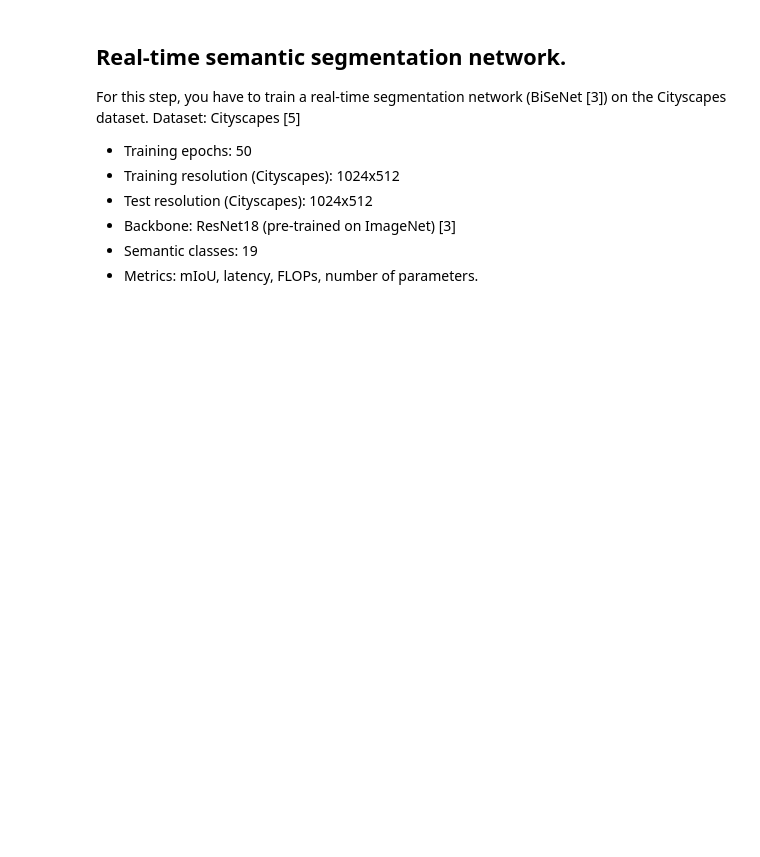
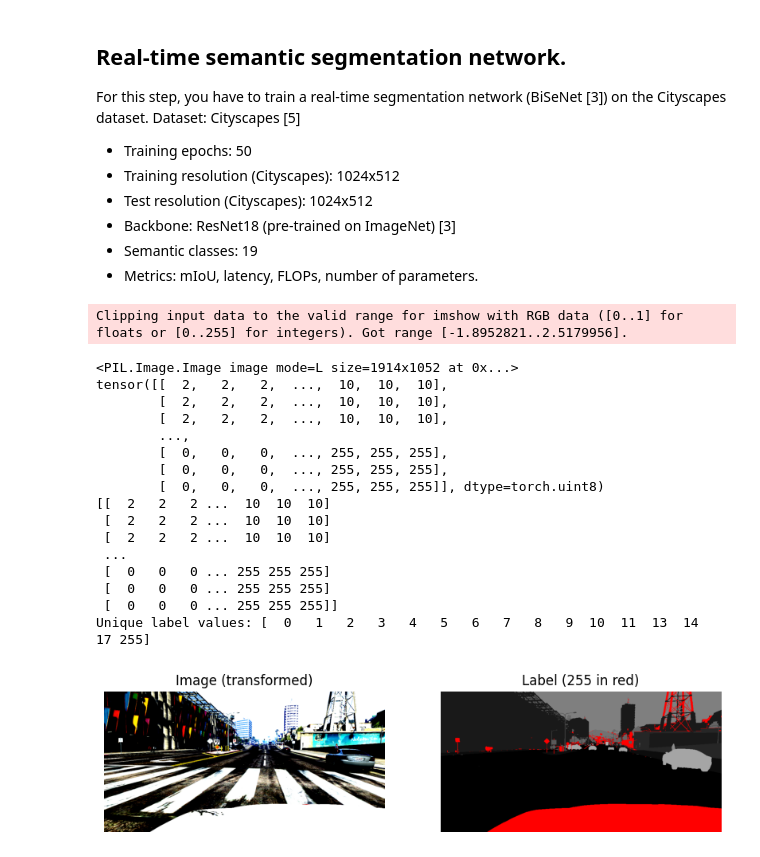
Before and after one commit to MateusWiteck/domain_adaptation_semantic_segmentation, a Jupyter notebook: Domain_Adaptation_in_Semantic_Segmentation_Notebook.ipynb, the cells around one changed output. Cells and saved outputs as stored; diff of their text form; code cells hidden in the pictures; blank space fills up the shorter version.

Commit message:
Data Augmentation transformations implemented

```diff
--- a/Domain_Adaptation_in_Semantic_Segmentation_Notebook.ipynb
+++ b/Domain_Adaptation_in_Semantic_Segmentation_Notebook.ipynb
@@ -184,3 +221,67 @@ Dataset: Cityscapes [5]
 - Backbone: ResNet18 (pre-trained on ImageNet) [3]
 - Semantic classes: 19
 - Metrics: mIoU, latency, FLOPs, number of parameters.
+# %%
+from torchvision import transforms
+from torch.utils.data import DataLoader
+import matplotlib.pyplot as plt
+from matplotlib import colors
+import numpy as np
+
+from transformations import RandomRotationTransform  # or RandomEraseTransform
+from datasets.gta5 import GTA5
+
+# Instantiate transform and dataset
+transform = RandomRotationTransform(p=0.5, rotation_limit=90)
+dataset_aug = GTA5(root_dir='data/GTA5', transform=transform)
+
+# Load one sample
+dataloader = DataLoader(dataset_aug, batch_size=1, shuffle=True)
+image, label = next(iter(dataloader))
+
+# Prepare for visualization
+image_np = image[0].permute(1, 2, 0).numpy()
+label_np = label[0].numpy()
+print("final label")
+print(label_np)
+
+# Print label range to confirm presence of ignore index
+print("Unique label values:", np.unique(label_np))
+
+# Setup colormap for labels: 0–20 normal, 255 shown as red (using 'over' range)
+cmap = plt.cm.get_cmap('gray', 21)  # 21 = 0 to 20
+cmap.set_over('red')  # Anything > 20 will be red (e.g., 255)
+
+# Plot
+fig, axes = plt.subplots(1, 2, figsize=(10, 5))
+
+# RGB Image
+axes[0].imshow(image_np)
+axes[0].set_title('Image (transformed)')
+axes[0].axis('off')
+
+# Label with ignore in red
+im = axes[1].imshow(label_np, cmap=cmap, vmin=0, vmax=20)
+axes[1].set_title('Label (255 in red)')
+axes[1].axis('off')
+
+plt.show()
+# %% [output]
+Clipping input data to the valid range for imshow with RGB data ([0..1] for floats or [0..255] for integers). Got range [-1.8952821..2.5179956].
+<PIL.Image.Image image mode=L size=1914x1052 at 0x...>
+tensor([[  2,   2,   2,  ...,  10,  10,  10],
+        [  2,   2,   2,  ...,  10,  10,  10],
+        [  2,   2,   2,  ...,  10,  10,  10],
+        ...,
+        [  0,   0,   0,  ..., 255, 255, 255],
+        [  0,   0,   0,  ..., 255, 255, 255],
+        [  0,   0,   0,  ..., 255, 255, 255]], dtype=torch.uint8)
+[[  2   2   2 ...  10  10  10]
+ [  2   2   2 ...  10  10  10]
+ [  2   2   2 ...  10  10  10]
+ ...
+ [  0   0   0 ... 255 255 255]
+ [  0   0   0 ... 255 255 255]
+ [  0   0   0 ... 255 255 255]]
+Unique label values: [  0   1   2   3   4   5   6   7   8   9  10  11  13  14  17 255]
+[figure, added]
```
Also changed, not shown: parts of 5 cells of this notebook, 14 other files.
